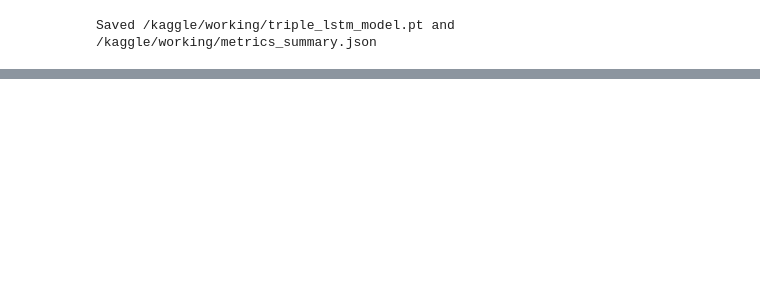
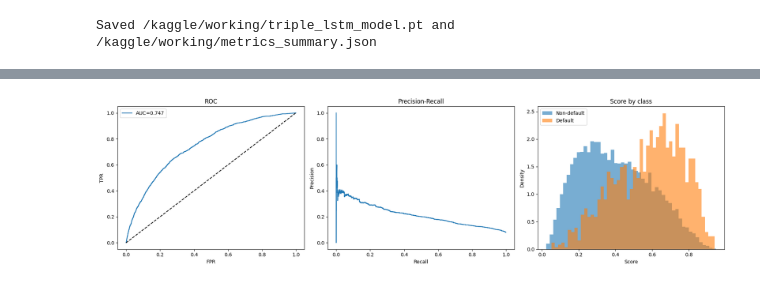
Before and after one commit to leemingloon/ocr-agentic-rag, a Jupyter notebook: notebooks/00_pd_homecredit_lstm_kaggle.ipynb, the cells around one changed output, grey strips where cells are left out. Cells and saved outputs as stored; diff of their text form; code cells hidden in the pictures; blank space fills up the shorter version.

```diff
--- a/notebooks/00_pd_homecredit_lstm_kaggle.ipynb
+++ b/notebooks/00_pd_homecredit_lstm_kaggle.ipynb
@@ -489,0 +1226,36 @@ The triple-stream LSTM demonstrates for production credit risk: (1) sequential m
+# %%
+#  LSTM OOT: DataLoaders + fresh model instance
+# CreditDataset and TripleLSTMModel are defined in cells 015-016 - reused here.
+# model_oot is a new instance. Do NOT reuse the original `model` variable -
+# that model is already saved to triple_lstm_model.pt in cell 024 and must
+# not be overwritten.
+
+oot_train_ds = CreditDataset(X_inst_oot_tr, X_bur_oot_tr, X_cc_oot_tr,
+                              X_static_oot_tr, y_oot_tr)
+oot_test_ds  = CreditDataset(X_inst_oot_te, X_bur_oot_te, X_cc_oot_te,
+                              X_static_oot_te, y_oot_te)
+
+batch_size_oot  = 512
+num_workers_oot = 0 if not IS_KAGGLE else 2
+
+oot_train_loader = DataLoader(oot_train_ds, batch_size=batch_size_oot,
+                               shuffle=True,  num_workers=num_workers_oot)
+oot_test_loader  = DataLoader(oot_test_ds,  batch_size=512,
+                               shuffle=False, num_workers=num_workers_oot)
+
+model_oot = TripleLSTMModel().to(DEVICE)
+print('OOT TripleLSTMModel fc1 input dim:', model_oot.fc1.in_features)  # must be 77
+
+#  LSTM OOT Training
+# train_model() is defined in cell 018.
+# Identical hyperparameters to the Repayment-Bureau Segmentation run (max_epochs=30, patience=5).
+
+model_oot, history_oot = train_model(
+    model_oot, oot_train_loader, oot_test_loader, DEVICE, y_oot_tr
+)
+
+#  LSTM OOT Evaluation
+# evaluate_model() is defined in cell 020.
+
+metrics_oot = evaluate_model(model_oot, oot_test_loader, DEVICE)
+# %% [output]
@@ -489,0 +1279 @@ The triple-stream LSTM demonstrates for production credit risk: (1) sequential m
+[figure, added]
```
Also changed, not shown: parts of 49 cells of this notebook, 18 other files.
